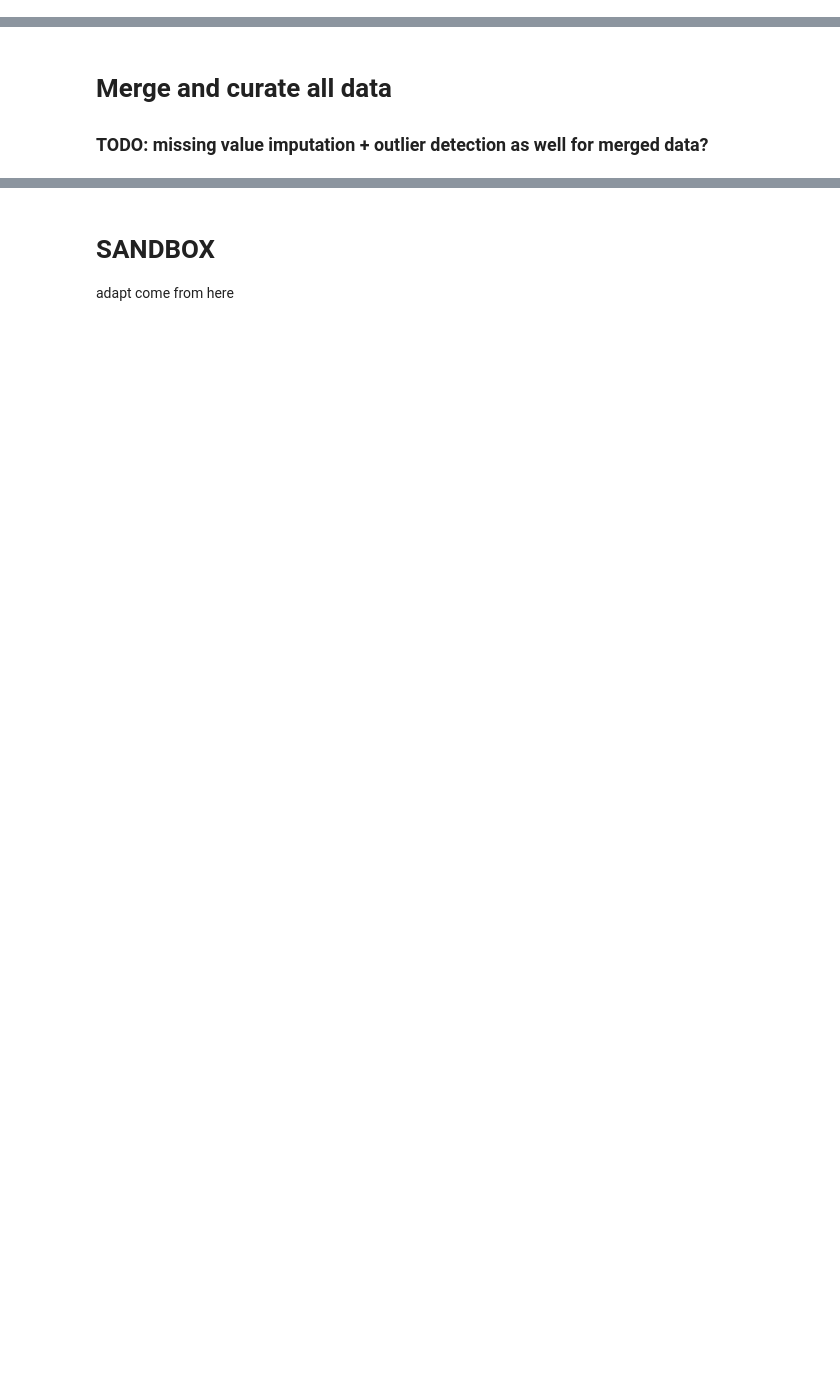
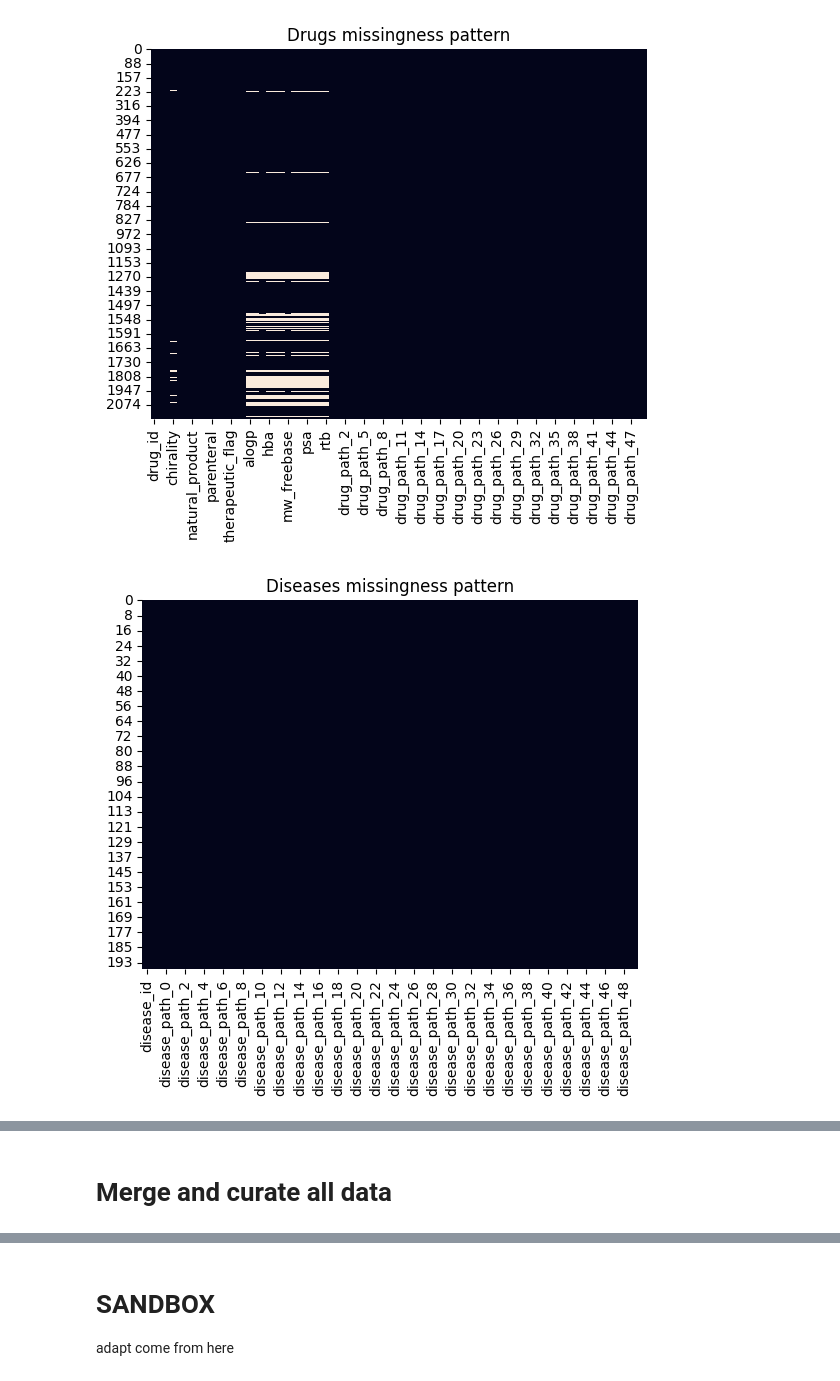
Before and after one commit to Vladislav-Antipin/DALAS-Project, a Jupyter notebook: notebooks/03-EDA.ipynb, the cells around one changed output, grey strips where cells are left out. Drawn from its saved outputs; the diff is of its cells as text; code cells hidden in the pictures; blank space fills up the shorter version.

Commit message:
handle better missing data

```diff
--- a/notebooks/03-EDA.ipynb
+++ b/notebooks/03-EDA.ipynb
@@ -74,0 +97,13 @@ PCA does not accept missing values encoded as NaN natively. For supervised learn
+# %%
+sns.heatmap(drugs_df.isnull(), cbar=False)
+plt.title("Drugs missingness pattern")
+plt.show()
+sns.heatmap(diseases_df.isnull(), cbar=False)
+plt.title("Diseases missingness pattern")
+plt.show()
+sns.heatmap(indications_df.isnull(), cbar=False)
+plt.title("Indications missingness pattern")
+plt.show()
+# %% [output]
+[figure, added]
+[figure, added]
@@ -75,7 +125,5 @@ PCA does not accept missing values encoded as NaN natively. For supervised learn
 # %% [markdown]
 # Merge and curate all data
-
-### TODO: missing value imputation + outlier detection as well for merged data?
 # %%
 drugs_df = drugs_df.merge(fingerprints_df, on="drug_id")
 diseases_df["disease_id"] = diseases_df["disease_id"].str.replace("_",":")
```
Also changed, not shown: parts of 25 cells of this notebook, 5 other files.
